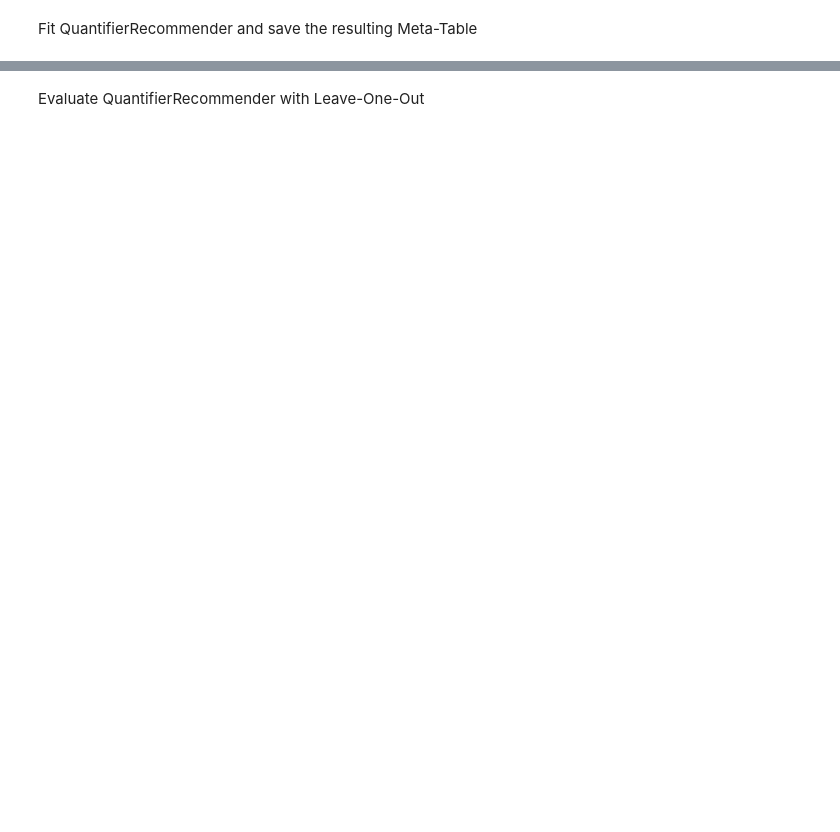
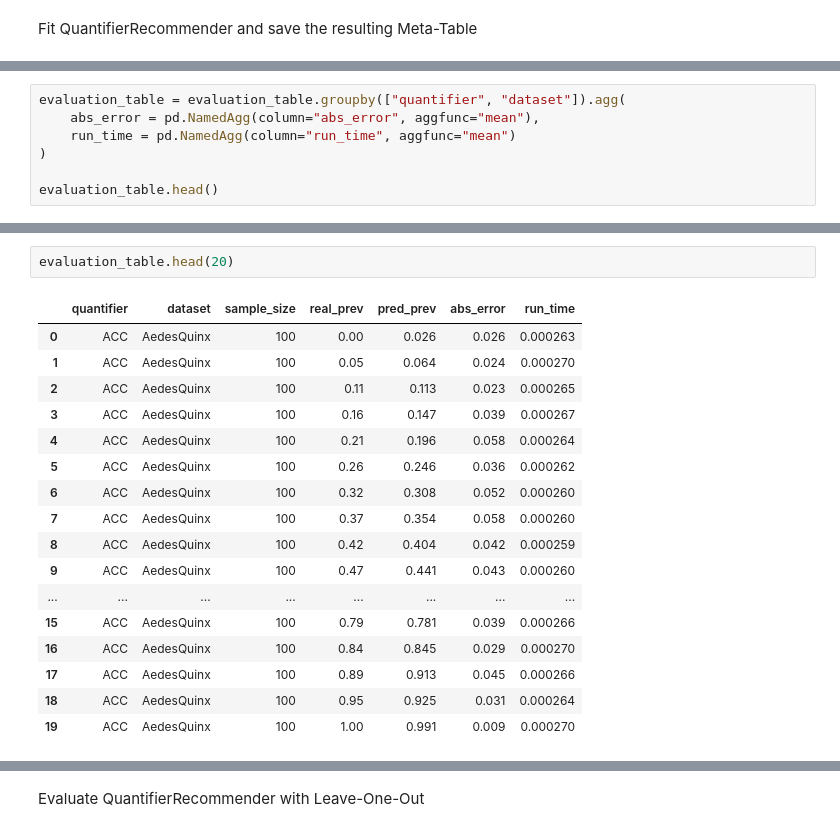
Before and after one commit to Bachega/quantifier_recommender, a Jupyter notebook: analysis.ipynb, the cells around one changed output, grey strips where cells are left out. Drawn from its saved outputs; the diff is of its cells as text; blank space fills up the shorter version.

```diff
--- a/analysis.ipynb
+++ b/analysis.ipynb
@@ -8,0 +96,7 @@ Fit QuantifierRecommender and save the resulting Meta-Table
+# %%
+evaluation_table = evaluation_table.groupby(["quantifier", "dataset"]).agg(
+    abs_error = pd.NamedAgg(column="abs_error", aggfunc="mean"),
+    run_time = pd.NamedAgg(column="run_time", aggfunc="mean")
+)
+
+evaluation_table.head()
@@ -8,0 +111,20 @@ Fit QuantifierRecommender and save the resulting Meta-Table
+# %%
+evaluation_table.head(20)
+# %% [output]
+|  | quantifier | dataset | sample_size | real_prev | pred_prev | abs_error | run_time |
+| 0 | ACC | AedesQuinx | 100 | 0.00 | 0.026 | 0.026 | 0.000263 |
+| 1 | ACC | AedesQuinx | 100 | 0.05 | 0.064 | 0.024 | 0.000270 |
+| 2 | ACC | AedesQuinx | 100 | 0.11 | 0.113 | 0.023 | 0.000265 |
+| 3 | ACC | AedesQuinx | 100 | 0.16 | 0.147 | 0.039 | 0.000267 |
+| 4 | ACC | AedesQuinx | 100 | 0.21 | 0.196 | 0.058 | 0.000264 |
+| 5 | ACC | AedesQuinx | 100 | 0.26 | 0.246 | 0.036 | 0.000262 |
+| 6 | ACC | AedesQuinx | 100 | 0.32 | 0.308 | 0.052 | 0.000260 |
+| 7 | ACC | AedesQuinx | 100 | 0.37 | 0.354 | 0.058 | 0.000260 |
+| 8 | ACC | AedesQuinx | 100 | 0.42 | 0.404 | 0.042 | 0.000259 |
+| 9 | ACC | AedesQuinx | 100 | 0.47 | 0.441 | 0.043 | 0.000260 |
+| ... | ... | ... | ... | ... | ... | ... | ... |
+| 15 | ACC | AedesQuinx | 100 | 0.79 | 0.781 | 0.039 | 0.000266 |
+| 16 | ACC | AedesQuinx | 100 | 0.84 | 0.845 | 0.029 | 0.000270 |
+| 17 | ACC | AedesQuinx | 100 | 0.89 | 0.913 | 0.045 | 0.000266 |
+| 18 | ACC | AedesQuinx | 100 | 0.95 | 0.925 | 0.031 | 0.000264 |
+| 19 | ACC | AedesQuinx | 100 | 1.00 | 0.991 | 0.009 | 0.000270 |
```
Also changed, not shown: parts of 12 cells of this notebook, 8 other files.
